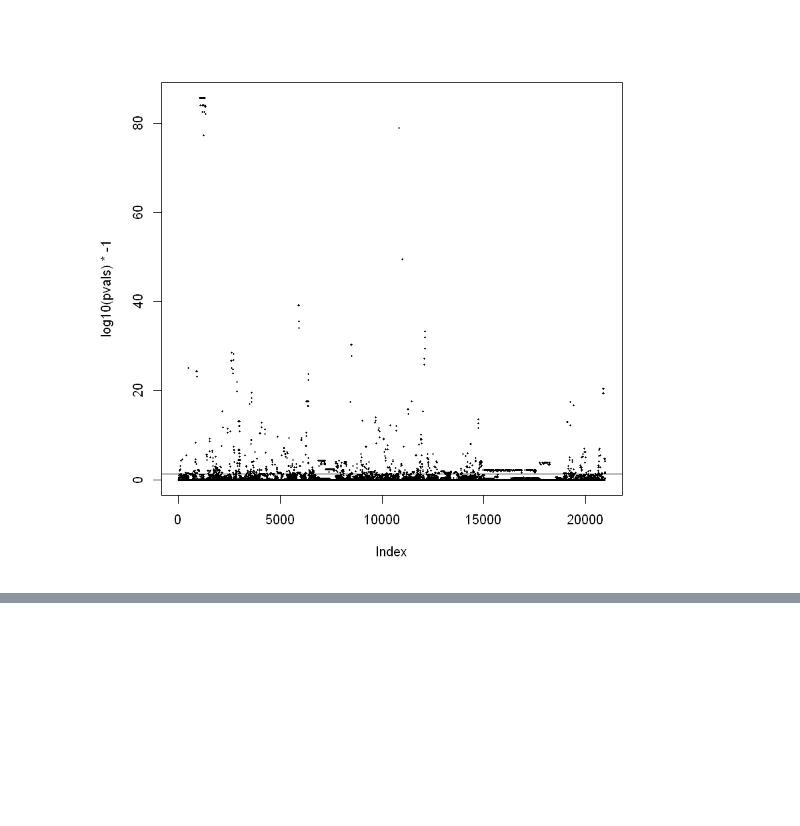
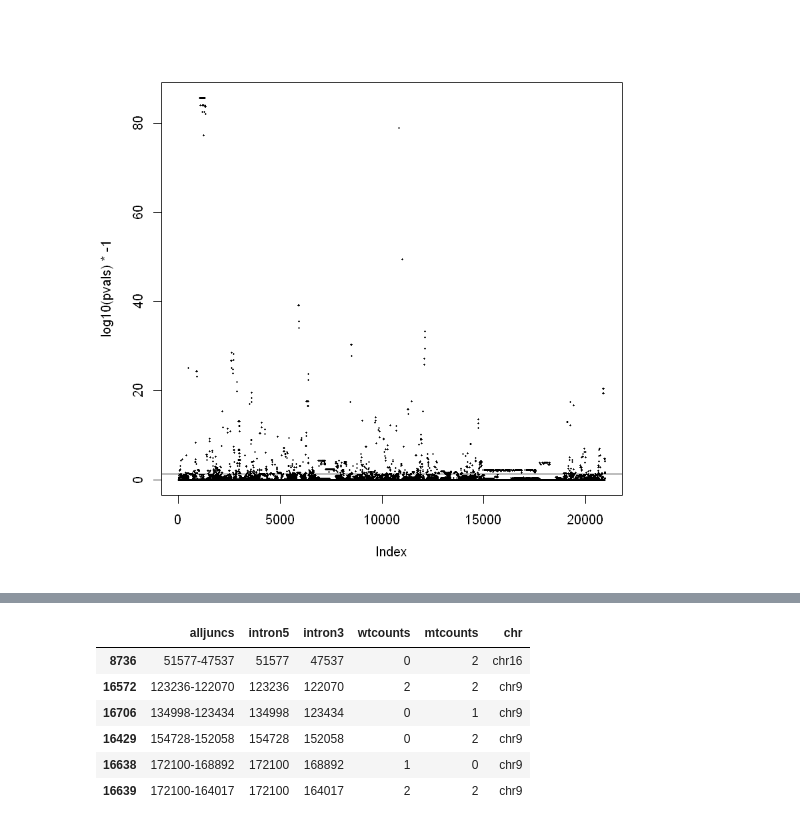
Before and after one commit to belgravia/jupyter-notebooks, a Jupyter notebook: SF3B1 CLL Alternative Splicing.ipynb, the cells around one changed output, grey strips where cells are left out. Saved outputs shown, nothing was run; the diff lists cells and outputs as text; code cells hidden in the pictures; blank space fills up the shorter version.

```diff
--- a/SF3B1 CLL Alternative Splicing.ipynb
+++ b/SF3B1 CLL Alternative Splicing.ipynb
@@ -253,0 +186,87 @@ abline(h=log10(0.05)*-1)
+# %%
+setwd('~/bme/jupyter_data')
+mtalt = read.table('altsplicejunction_counts.txt')
+mtaltrev = read.table('altsplicejunction_counts.rev.txt')  # 3' ss alterations on the minus strand
+colnames(mtalt) = c('mtchrom', 'mt5', 'mt3', 'mtcounts')
+colnames(mtaltrev) = c('mtchrom', 'mt5', 'mt3', 'mtcounts')
+wtalt = read.table('alt3primess_counts.wt.txt')
+wtaltrev = read.table('alt3primess_counts.wt.rev.txt')
+
+wtaltrev$temp = wtaltrev[,2]
+wtaltrev[,2] = wtaltrev[,3]
+wtaltrev[,3] = wtaltrev$temp
+
+mtaltrev$temp = mtaltrev[,2]
+mtaltrev[,2] = mtaltrev[,3]
+mtaltrev[,3] = mtaltrev$temp
+
+alljuncs = unique(c(paste0(mtalt[,2],'-',mtalt[,3]), paste0(wtalt[,2],'-', wtalt[,3]), paste0(mtaltrev[,2],'-',mtaltrev[,3]),
+             paste0(wtaltrev[,2],'-',wtaltrev[,3])))
+junctions = data.frame(alljuncs)
+junctions$intron5 = as.numeric(substr(alljuncs,1,regexpr('-', alljuncs)-1))
+junctions$intron3 = as.numeric(substr(alljuncs,regexpr('-',alljuncs)+1,nchar(alljuncs)))
+wtcounts = wtalt[,4][match(alljuncs, paste0(wtalt[,2],'-',wtalt[,3]))]
+wtcounts[is.na(wtcounts)] = wtaltrev[,4][match(alljuncs, paste0(wtaltrev[,2],'-',wtaltrev[,3]))][is.na(wtcounts)]
+junctions$wtcounts = wtcounts
+junctions$wtcounts[is.na(junctions$wtcounts)] = 0
+
+mtcounts = mtalt[,4][match(alljuncs, paste0(mtalt[,2],'-',mtalt[,3]))]
+mtcounts[is.na(mtcounts)] = mtaltrev[,4][match(alljuncs, paste0(mtaltrev[,2],'-',mtaltrev[,3]))][is.na(mtcounts)]
+junctions$mtcounts = mtcounts
+junctions$mtcounts[is.na(junctions$mtcounts)] = 0
+
+chrvec =  wtalt[,1][match(alljuncs, paste0(wtalt[,2],'-',wtalt[,3]))]
+chrvec[is.na(chrvec)] = wtaltrev[,1][match(alljuncs, paste0(wtaltrev[,2],'-',wtaltrev[,3]))][is.na(chrvec)]
+chrvec[is.na(chrvec)] = mtalt[,1][match(alljuncs, paste0(mtalt[,2],'-',mtalt[,3]))][is.na(chrvec)]
+chrvec[is.na(chrvec)] = mtaltrev[,1][match(alljuncs, paste0(mtaltrev[,2],'-',mtaltrev[,3]))][is.na(chrvec)]
+junctions$chr = chrvec
+junctions = junctions[!is.na(chrvec) & rowSums(junctions[,c(4,5)]) > 1,]  # 2 is the min number of reads between both samples
+
+junctions = junctions[order(junctions[,2]),]
+junctions[,5] = round(sum(junctions[,4])/sum(junctions[,5])*junctions[,5])
+
+junctions[1:6,]  # data frame containing junction counts for both mutant and wildtype
+
+current_gene = paste0(junctions[1,6],':',junctions[1,2])
+info = junctions[1,]
+genes = c()
+pvals = c()
+dpsi = c()
+allpvals = c()
+for (row in 2:nrow(junctions)) {
+    nameinit = paste0(junctions[row,6],':',junctions[row, 2])
+    if (nameinit != current_gene ) {
+        if (nrow(info) > 1) {
+            best_dpsi = 0
+            best_pval = 1
+            for (i in 1:(nrow(info)-1)) {
+                for (j in (i+1):nrow(info)) {
+                    ctable = matrix(unlist(c(info[c(i,j),4], info[c(i,j),5])), nrow=2)
+                    if (sum(ctable) != 0) {
+                        pval = fisher.test(ctable)$p.value
+                        allpvals = c(allpvals, pval)
+                        if (pval < best_pval) {
+                            best_pval = pval
+                            best_dpsi = abs(info[i, 4]/sum(info[c(i,j),4]) - info[i, 5]/sum(info[c(i,j),5]))
+                        }
+                    }
+                }
+            }
+            genes = c(genes, current_gene)
+            pvals = c(pvals, best_pval)
+            dpsi = c(dpsi, best_dpsi)
+        }
+        current_gene = nameinit
+        info = junctions[row,]
+    } else {
+        info = rbind(info, junctions[row,])
+    }
+}
+plot(log10(pvals)*-1, pch=16, cex=0.3, main="Alt 3'SS")
+abline(h=log10(0.05)*-1)
+
+genes3 = genes
+pvals3 = allpvals
+junctions3 = junctions
+dpsi3=dpsi
+# %% [output]
@@ -253,0 +277,7 @@ abline(h=log10(0.05)*-1)
+|  | alljuncs | intron5 | intron3 | wtcounts | mtcounts | chr |
+| 8736 | 51577-47537 | 51577 | 47537 | 0 | 2 | chr16 |
+| 16572 | 123236-122070 | 123236 | 122070 | 2 | 2 | chr9 |
+| 16706 | 134998-123434 | 134998 | 123434 | 0 | 1 | chr9 |
+| 16429 | 154728-152058 | 154728 | 152058 | 0 | 2 | chr9 |
+| 16638 | 172100-168892 | 172100 | 168892 | 1 | 0 | chr9 |
+| 16639 | 172100-164017 | 172100 | 164017 | 2 | 2 | chr9 |
```
Also changed, not shown: parts of 10 cells of this notebook, 1 other file.
